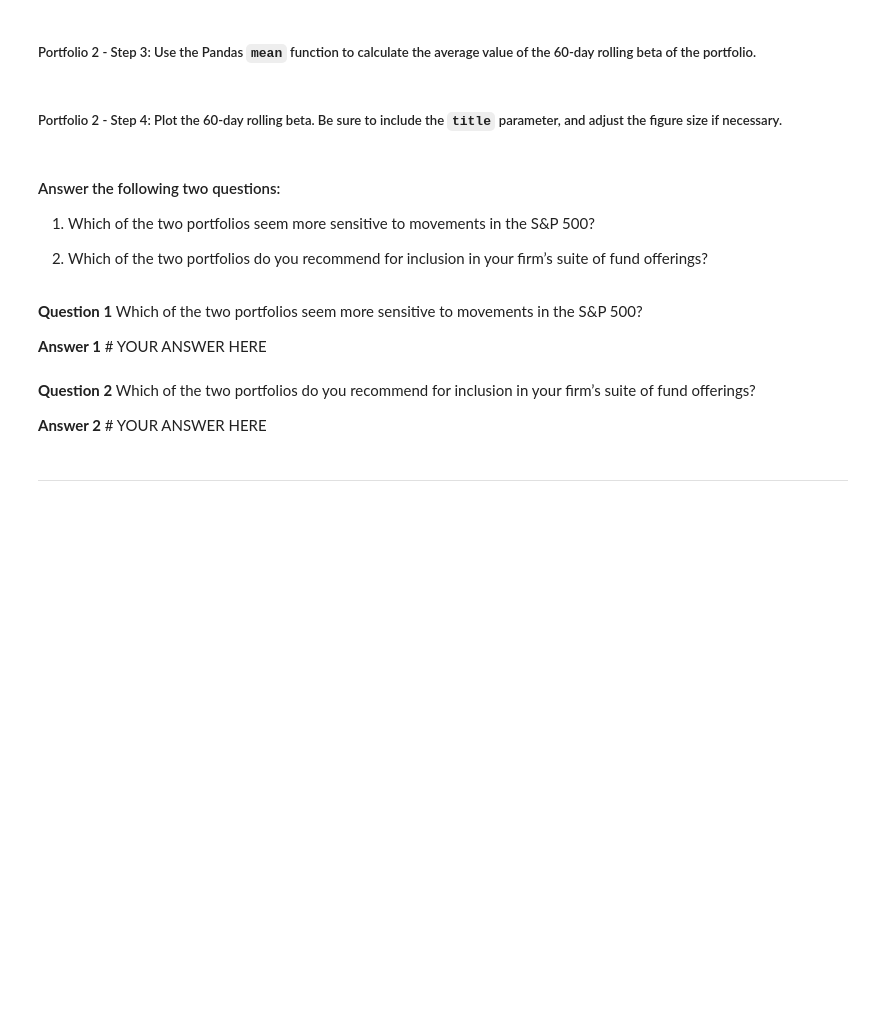
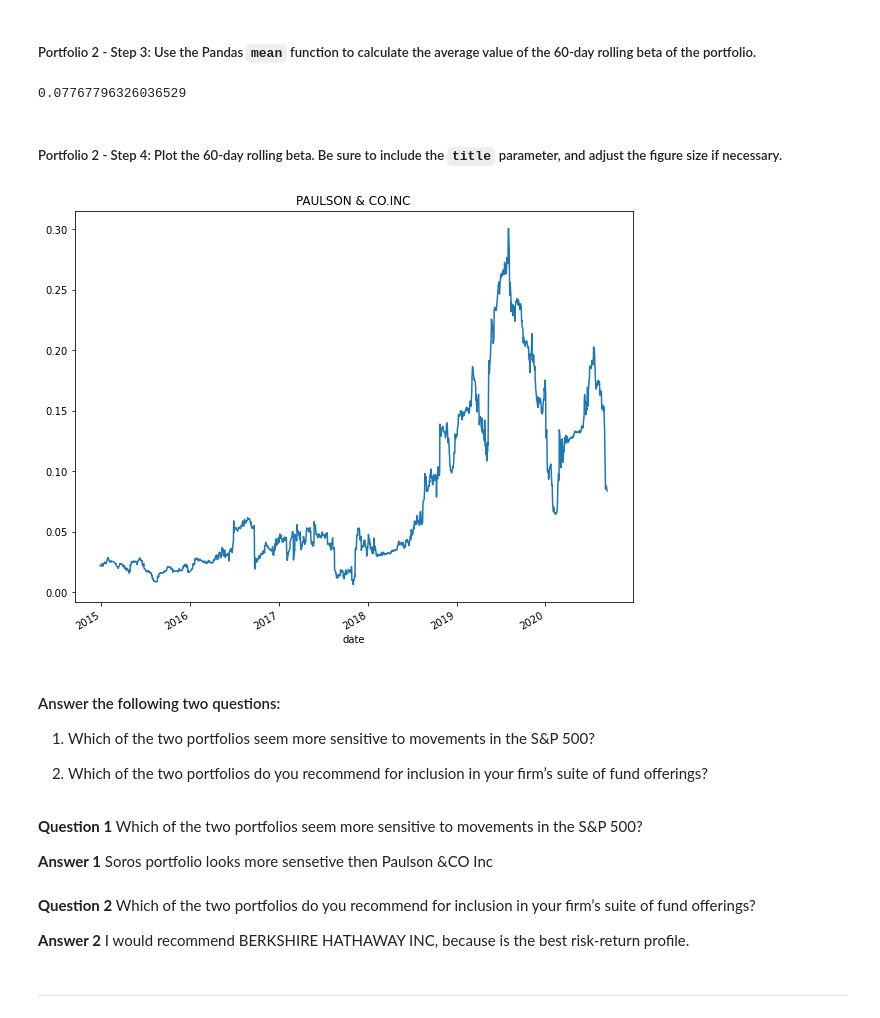
Before and after one commit to arubk/Challenge4_UW_Bootcamp_Arubkevich, a Jupyter notebook: risk_return_analysis.ipynb, the cells around one changed output. Drawn from its saved outputs; the diff is of its cells as text; code cells hidden in the pictures; blank space fills up the shorter version.

```diff
--- a/risk_return_analysis.ipynb
+++ b/risk_return_analysis.ipynb
@@ -416,4 +418,5 @@ soros.cov() / soros['S&P 500'].var()
 # %%
 # Calculate the covariance using a 60-day rolling window
 # Review the last five rows of the covariance data
-# YOUR CODE HERE
+paulson_covariance = daily_returns['PAULSON & CO.INC.'].rolling(60).cov(daily_returns['S&P 500'])
+paulson_covariance.tail()
@@ -422,4 +433,5 @@ soros.cov() / soros['S&P 500'].var()
 # %%
 # Calculate the beta based on the 60-day rolling covariance compared to the market (S&P 500)
 # Review the last five rows of the beta information
-# YOUR CODE HERE
+paulson_beta = paulson_covariance / sp_variance
+paulson_beta.tail()
@@ -427,13 +447,18 @@ soros.cov() / soros['S&P 500'].var()
 ##### Portfolio 2 - Step 3: Use the Pandas `mean` function to calculate the average value of the 60-day rolling beta of the portfolio.
 # %%
 # Calculate the average of the 60-day rolling beta
-# YOUR CODE HERE
+paulson_beta.mean()
+# %% [output]
+0.07767796326036529
 # %% [markdown]
 ##### Portfolio 2 - Step 4: Plot the 60-day rolling beta. Be sure to include the `title` parameter, and adjust the figure size if necessary.
 # %%
 # Plot the rolling beta
 # Include a title parameter and adjust the figure size
-# YOUR CODE HERE
+paulson_beta.plot(figsize=(10,8), title="PAULSON & CO.INC")
+plt.show()
+# %% [output]
+[figure, added]
 # %% [markdown]
 #### Answer the following two questions:
 
@@ -443,10 +468,10 @@ soros.cov() / soros['S&P 500'].var()
 # %% [markdown]
 **Question 1** Which of the two portfolios seem more sensitive to movements in the S&P 500?
 
-**Answer 1** # YOUR ANSWER HERE
+**Answer 1** Soros portfolio looks more sensetive then Paulson &CO Inc
 # %% [markdown]
 **Question 2** Which of the two portfolios do you recommend for inclusion in your firm’s suite of fund offerings?
 
-**Answer 2** # YOUR ANSWER HERE
+**Answer 2** I would recommend BERKSHIRE HATHAWAY INC, because is the best risk-return profile.
 # %% [markdown]
 ---
```
Also changed, not shown: parts of 9 cells of this notebook, 2 other files.
